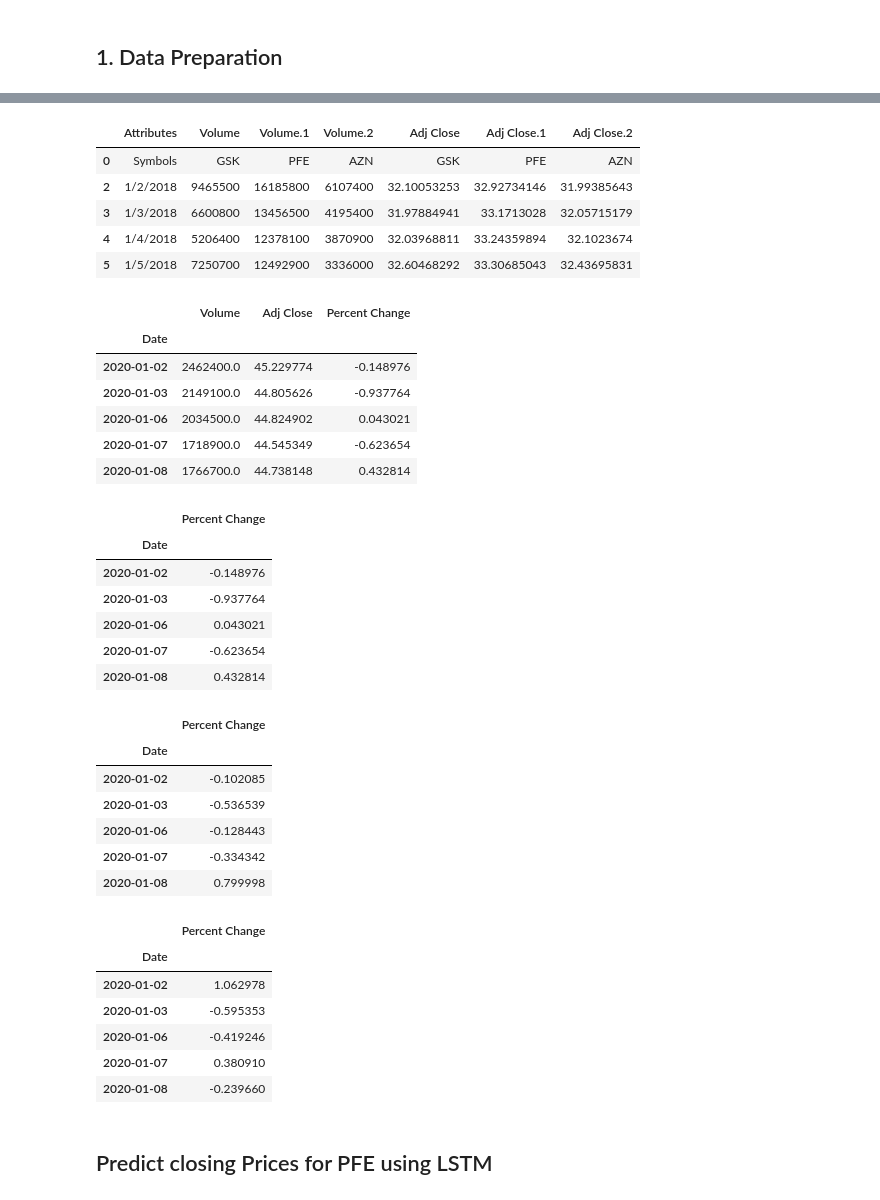
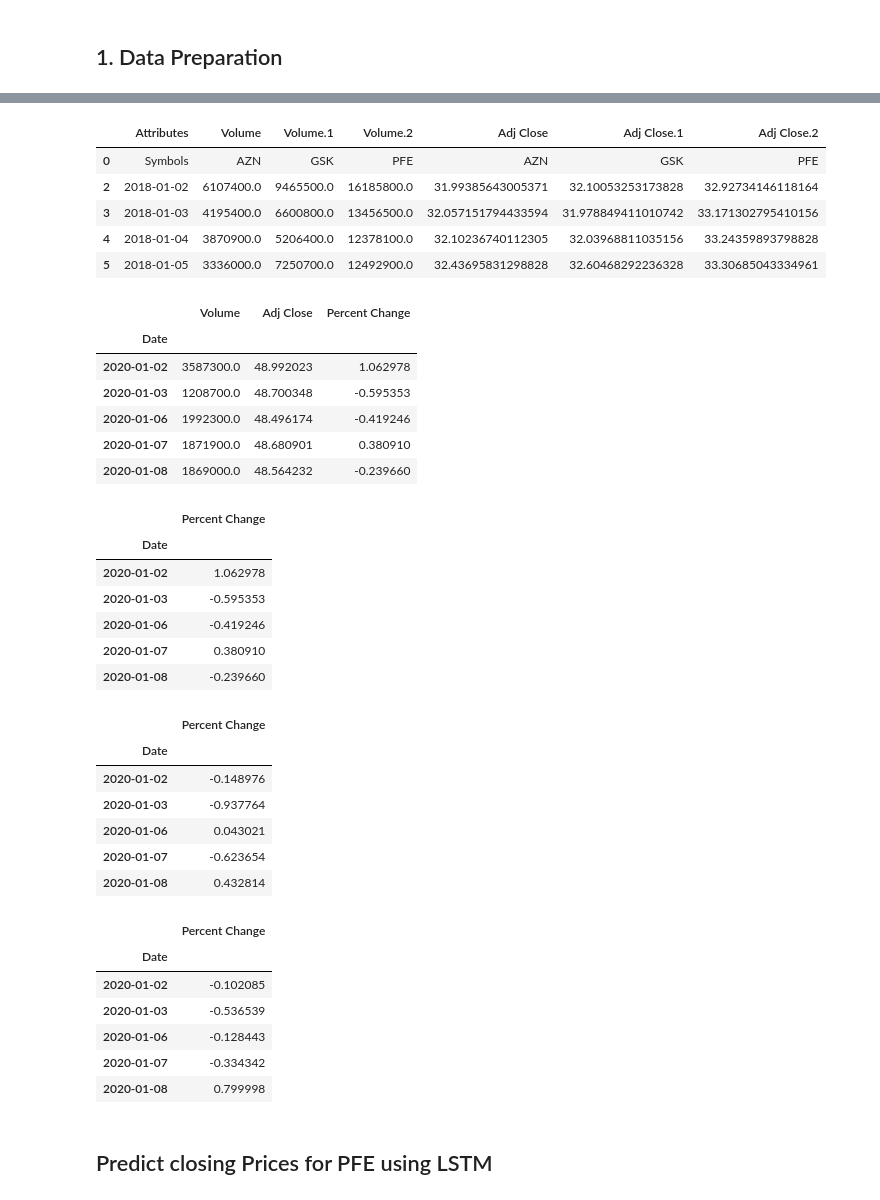
Before and after one commit to ShuranXu/Analysis-of-Trump-Tweets-Impact-To-Pharmaceutical-Stocks, a Jupyter notebook: Code/LSTM/LSTM_Daily_returns_baseline.ipynb, the cells around one changed output, grey strips where cells are left out. Drawn from its saved outputs; the diff is of its cells as text; code cells hidden in the pictures.

```diff
--- a/Code/LSTM/LSTM_Daily_returns_baseline.ipynb
+++ b/Code/LSTM/LSTM_Daily_returns_baseline.ipynb
@@ -35,17 +35,17 @@ from tensorflow import random
 random.set_seed(2)
 # %%
 # Load the closing prices
-file_path = Path('Data/df.csv')
+file_path = Path('../../Data/df.csv')
 df = pd.read_csv(file_path)
 df = df.drop([1])
 df.head()
 # %% [output]
 |  | Attributes | Volume | Volume.1 | Volume.2 | Adj Close | Adj Close.1 | Adj Close.2 |
-| 0 | Symbols | GSK | PFE | AZN | GSK | PFE | AZN |
-| 2 | 1/2/2018 | 9465500 | 16185800 | 6107400 | 32.10053253 | 32.92734146 | 31.99385643 |
-| 3 | 1/3/2018 | 6600800 | 13456500 | 4195400 | 31.97884941 | 33.1713028 | 32.05715179 |
-| 4 | 1/4/2018 | 5206400 | 12378100 | 3870900 | 32.03968811 | 33.24359894 | 32.1023674 |
-| 5 | 1/5/2018 | 7250700 | 12492900 | 3336000 | 32.60468292 | 33.30685043 | 32.43695831 |
+| 0 | Symbols | AZN | GSK | PFE | AZN | GSK | PFE |
+| 2 | 2018-01-02 | 6107400.0 | 9465500.0 | 16185800.0 | 31.99385643005371 | 32.10053253173828 | 32.92734146118164 |
+| 3 | 2018-01-03 | 4195400.0 | 6600800.0 | 13456500.0 | 32.057151794433594 | 31.978849411010742 | 33.171302795410156 |
+| 4 | 2018-01-04 | 3870900.0 | 5206400.0 | 12378100.0 | 32.10236740112305 | 32.03968811035156 | 33.24359893798828 |
+| 5 | 2018-01-05 | 3336000.0 | 7250700.0 | 12492900.0 | 32.43695831298828 | 32.60468292236328 | 33.30685043334961 |
 # %%
 def construct_df(df, volume, adj_close):
     r_df = pd.DataFrame({"Volume": df[volume], "Adj Close": df[adj_close],
@@ -65,22 +65,22 @@ gsk_df_dr.head()
 # %% [output]
 |  | Volume | Adj Close | Percent Change |
 | Date |  |  |  |
-| 2020-01-02 | 2462400.0 | 45.229774 | -0.148976 |
-| 2020-01-03 | 2149100.0 | 44.805626 | -0.937764 |
-| 2020-01-06 | 2034500.0 | 44.824902 | 0.043021 |
-| 2020-01-07 | 1718900.0 | 44.545349 | -0.623654 |
-| 2020-01-08 | 1766700.0 | 44.738148 | 0.432814 |
+| 2020-01-02 | 3587300.0 | 48.992023 | 1.062978 |
+| 2020-01-03 | 1208700.0 | 48.700348 | -0.595353 |
+| 2020-01-06 | 1992300.0 | 48.496174 | -0.419246 |
+| 2020-01-07 | 1871900.0 | 48.680901 | 0.380910 |
+| 2020-01-08 | 1869000.0 | 48.564232 | -0.239660 |
 # %%
 gsk_df = gsk_df_dr.drop(columns=["Volume", "Adj Close"])
 gsk_df.head()
 # %% [output]
 |  | Percent Change |
 | Date |  |
-| 2020-01-02 | -0.148976 |
-| 2020-01-03 | -0.937764 |
-| 2020-01-06 | 0.043021 |
-| 2020-01-07 | -0.623654 |
-| 2020-01-08 | 0.432814 |
+| 2020-01-02 | 1.062978 |
+| 2020-01-03 | -0.595353 |
+| 2020-01-06 | -0.419246 |
+| 2020-01-07 | 0.380910 |
+| 2020-01-08 | -0.239660 |
 # %%
 # extract data for PFE and create a dataframe for PFE
 pfe_df_dr = construct_df(df, "Volume.1","Adj Close.1")
@@ -89,11 +89,11 @@ pfe_df.head()
 # %% [output]
 |  | Percent Change |
 | Date |  |
-| 2020-01-02 | -0.102085 |
-| 2020-01-03 | -0.536539 |
-| 2020-01-06 | -0.128443 |
-| 2020-01-07 | -0.334342 |
-| 2020-01-08 | 0.799998 |
+| 2020-01-02 | -0.148976 |
+| 2020-01-03 | -0.937764 |
+| 2020-01-06 | 0.043021 |
+| 2020-01-07 | -0.623654 |
+| 2020-01-08 | 0.432814 |
 # %%
 # extract data for AZN and create a dataframe for AZN
 azn_df_dr = construct_df(df, "Volume.2","Adj Close.2")
@@ -102,11 +102,11 @@ azn_df.head()
 # %% [output]
 |  | Percent Change |
 | Date |  |
-| 2020-01-02 | 1.062978 |
-| 2020-01-03 | -0.595353 |
-| 2020-01-06 | -0.419246 |
-| 2020-01-07 | 0.380910 |
-| 2020-01-08 | -0.239660 |
+| 2020-01-02 | -0.102085 |
+| 2020-01-03 | -0.536539 |
+| 2020-01-06 | -0.128443 |
+| 2020-01-07 | -0.334342 |
+| 2020-01-08 | 0.799998 |
 # %%
 # This function accepts the column number for the features (X) and the target (y)
 # It chunks the data up with a rolling window of Xt-n to predict Xt
```
Also changed, not shown: parts of 18 cells of this notebook, 3 other files.
